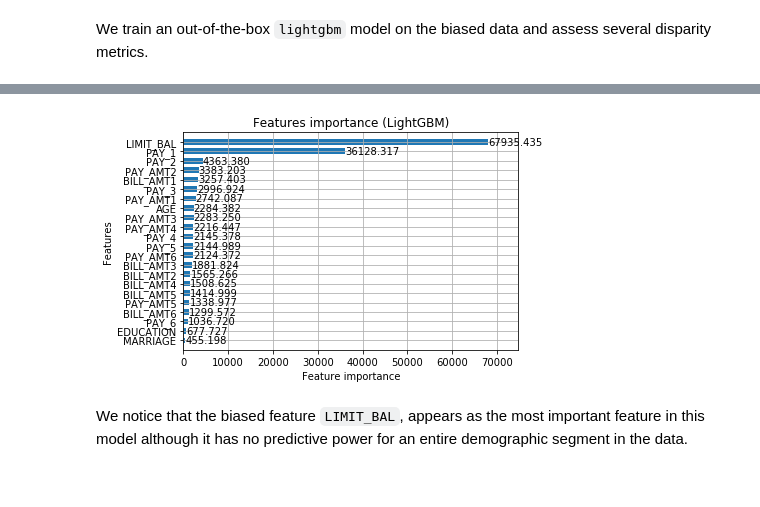
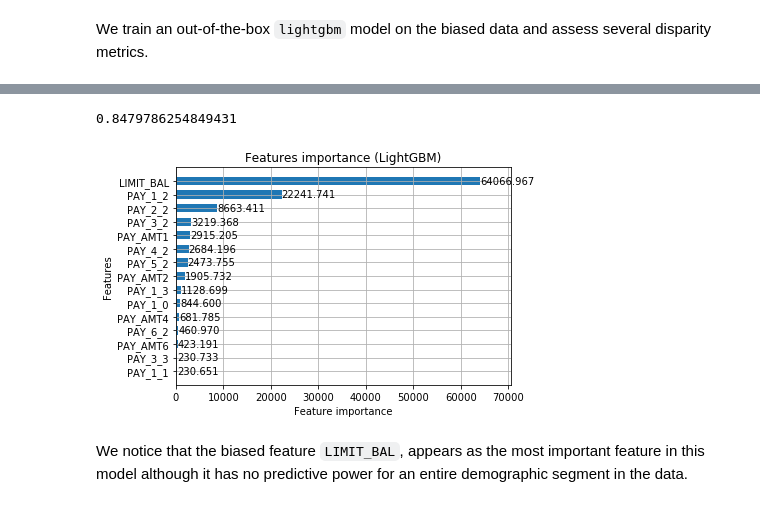
Before and after one commit to fairlearn/fairlearn, a Jupyter notebook: notebooks/Binary Classification with the UCI Credit Card Payment Default Dataset.ipynb, the cells around one changed output, grey strips where cells are left out. Saved outputs shown, nothing was run; the diff lists cells and outputs as text; code cells hidden in the pictures.

```diff
--- a/notebooks/Binary Classification with the UCI Credit Card Payment Default Dataset.ipynb
+++ b/notebooks/Binary Classification with the UCI Credit Card Payment Default Dataset.ipynb
@@ -77,8 +72,7 @@ A_str = A.map({ 2:"female", 1:"male"})
 # Target
 Y = dataset["default payment next month"]
 categorical_features = ['EDUCATION', 'MARRIAGE','PAY_1', 'PAY_2', 'PAY_3', 'PAY_4', 'PAY_5', 'PAY_6']
-for col in categorical_features:
-    dataset[col] = dataset[col].astype('category')
+dataset = pd.get_dummies(dataset, columns=categorical_features, drop_first=True)
 # %% [markdown]
 ## Introduce Bias w.r.t. Sex
 
@@ -132,11 +120,3 @@ lgb_params = {
     'num_leaves' : 10,
     'max_depth' : 3
 }
-# %%
-model = lgb.train(lgb_params,
-                  lgb_train,
-                  valid_sets=[lgb_train],
-                  valid_names=['train'],
-                  num_boost_round=1000,
-                  early_stopping_rounds=50,
-                  verbose_eval=100)
@@ -156,0 +123,4 @@ Did not meet early stopping. Best iteration is:
+# %%
+model = lgb.LGBMClassifier(**lgb_params)
+# %%
+model.fit(df_train, Y_train)
@@ -160,2 +138,7 @@ test_scores = model.predict(df_test)
+# %%
+# Train AUC
+roc_auc_score(Y_train, model.predict_proba(df_train)[:, 1])
+# %% [output]
+0.8479786254849431
 # %%
 # Predictions (0 or 1) on test set
@@ -163,9 +146,9 @@ test_preds = (test_scores >= np.mean(Y_test)) * 1
 # %%
 # LightGBM feature importance
-lgb.plot_importance(model, height=0.6, title="Features importance (LightGBM)", importance_type="gain")
+lgb.plot_importance(model, height=0.6, title="Features importance (LightGBM)", importance_type="gain", max_num_features=15)
 plt.show()
 # %% [output]
-[figure, old version]
+[figure, new version]
 # %% [markdown]
 We notice that the biased feature `LIMIT_BAL`, appears as the most important feature in this model although it has no predictive power for an entire demographic segment in the data.
 # %%
```
Also changed, not shown: parts of 21 cells of this notebook.
